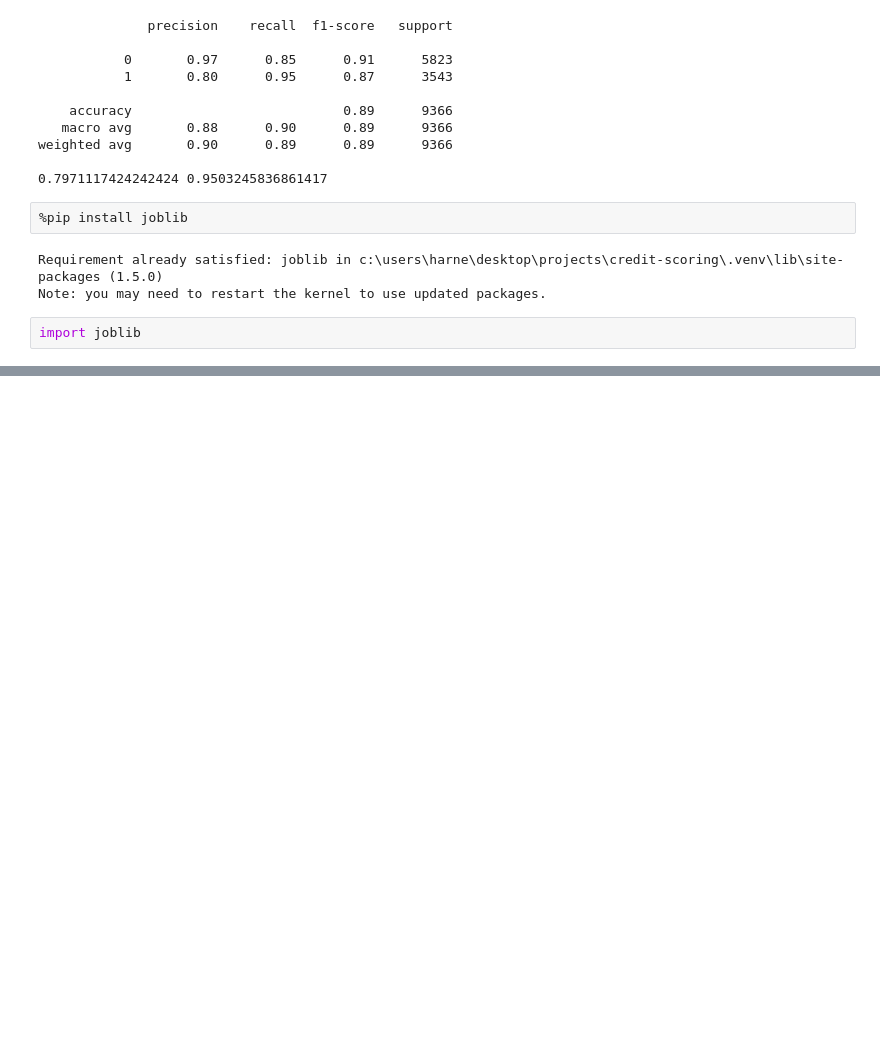
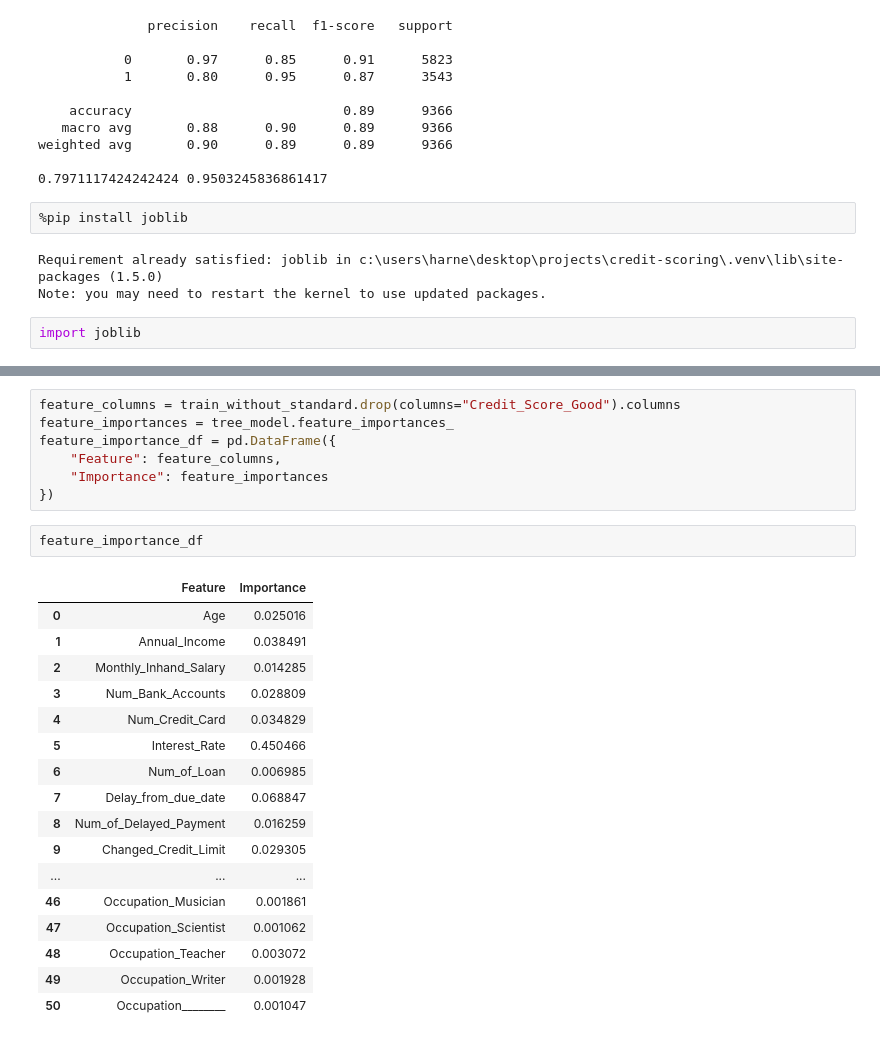
Before and after one commit to DanisSharafiev/credit-scoring, a Jupyter notebook: notebooks/main.ipynb, the cells around one changed output, grey strips where cells are left out. Saved outputs shown, nothing was run; the diff lists cells and outputs as text; blank space fills up the shorter version.

```diff
--- a/notebooks/main.ipynb
+++ b/notebooks/main.ipynb
@@ -882,0 +924,27 @@ joblib.dump(tree_model, '../credit-scoring-service/models/model.pkl')
+# %%
+feature_columns = train_without_standard.drop(columns="Credit_Score_Good").columns
+feature_importances = tree_model.feature_importances_
+feature_importance_df = pd.DataFrame({
+    "Feature": feature_columns,
+    "Importance": feature_importances
+})
+# %%
+feature_importance_df
+# %% [output]
+|  | Feature | Importance |
+| 0 | Age | 0.025016 |
+| 1 | Annual_Income | 0.038491 |
+| 2 | Monthly_Inhand_Salary | 0.014285 |
+| 3 | Num_Bank_Accounts | 0.028809 |
+| 4 | Num_Credit_Card | 0.034829 |
+| 5 | Interest_Rate | 0.450466 |
+| 6 | Num_of_Loan | 0.006985 |
+| 7 | Delay_from_due_date | 0.068847 |
+| 8 | Num_of_Delayed_Payment | 0.016259 |
+| 9 | Changed_Credit_Limit | 0.029305 |
+| ... | ... | ... |
+| 46 | Occupation_Musician | 0.001861 |
+| 47 | Occupation_Scientist | 0.001062 |
+| 48 | Occupation_Teacher | 0.003072 |
+| 49 | Occupation_Writer | 0.001928 |
+| 50 | Occupation________ | 0.001047 |
```
Also changed, not shown: parts of 16 cells of this notebook, 2 other files.
